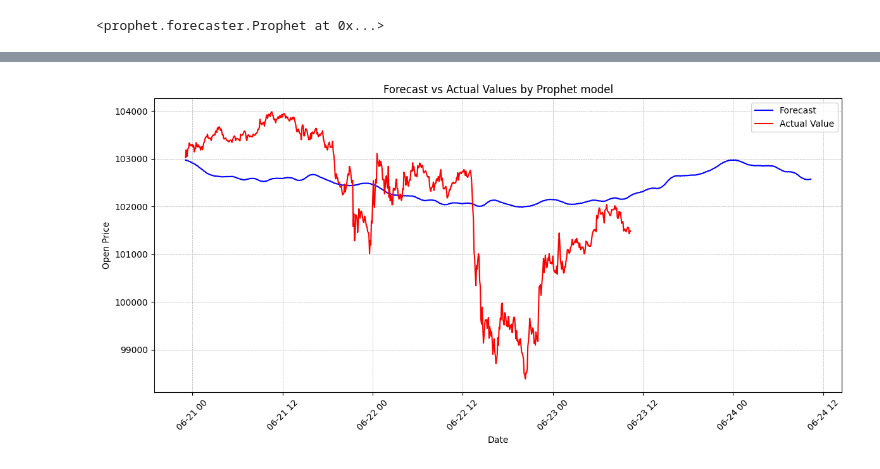
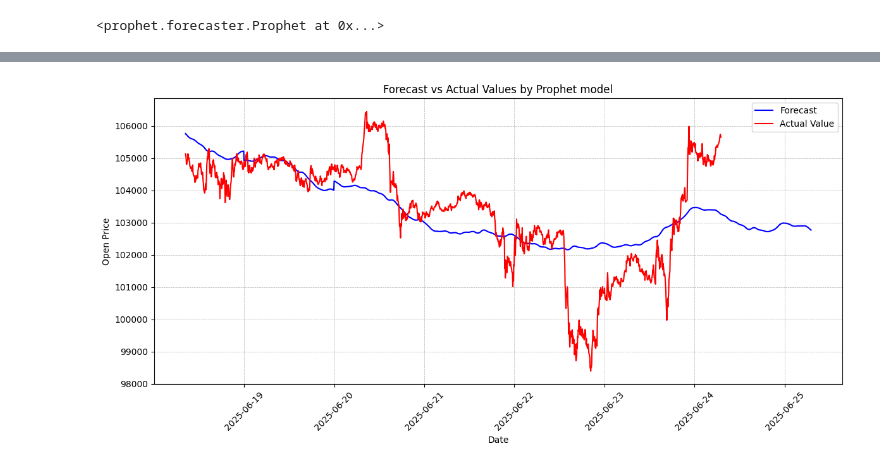
Before and after one commit to DeveloperAlex111/get_df_binance_with_forecast, a Jupyter notebook: get_5m_df_fr_binance_and_prophet_forecast.ipynb, the cells around one changed output, grey strips where cells are left out. Saved outputs shown, nothing was run; the diff lists cells and outputs as text; code cells hidden in the pictures.

```diff
--- a/get_5m_df_fr_binance_and_prophet_forecast.ipynb
+++ b/get_5m_df_fr_binance_and_prophet_forecast.ipynb
@@ -132,17 +109,17 @@ plt.show()
 # %%
 plt.figure(figsize=(12, 6))
 result['Open'] = pd.to_numeric(result['Open'])
-plt.plot(result['ds'].iloc[-1000:], result['yhat'].iloc[-1000:], 'b-', label='Forecast')
-plt.plot(result['ds'].iloc[-1000:], result['Open'].iloc[-1000:], 'r-', label='Actual Value')  # Changed label to string
+plt.plot(result['ds'].iloc[-2000:], result['yhat'].iloc[-2000:], 'b-', label='Forecast')
+plt.plot(result['ds'].iloc[-2000:], result['Open'].iloc[-2000:], 'r-', label='Actual Value')  # Changed label to string
 plt.xlabel('Date')
 plt.xticks(rotation=45)
 plt.ylabel('Open Price')
 plt.title('Forecast vs Actual Values by Prophet model')
 plt.legend()
 plt.grid(True, which='both', linestyle='--', linewidth=0.5)
 plt.tight_layout()  # Prevent label cutoff
 plt.show()
 # %% [output]
-[figure, old version]
+[figure, new version]
 # %%
 result[['ds','yhat','Open','Date']].to_csv('forecast_course.csv' )
```
Also changed, not shown: parts of 4 cells of this notebook, 2 other files.
